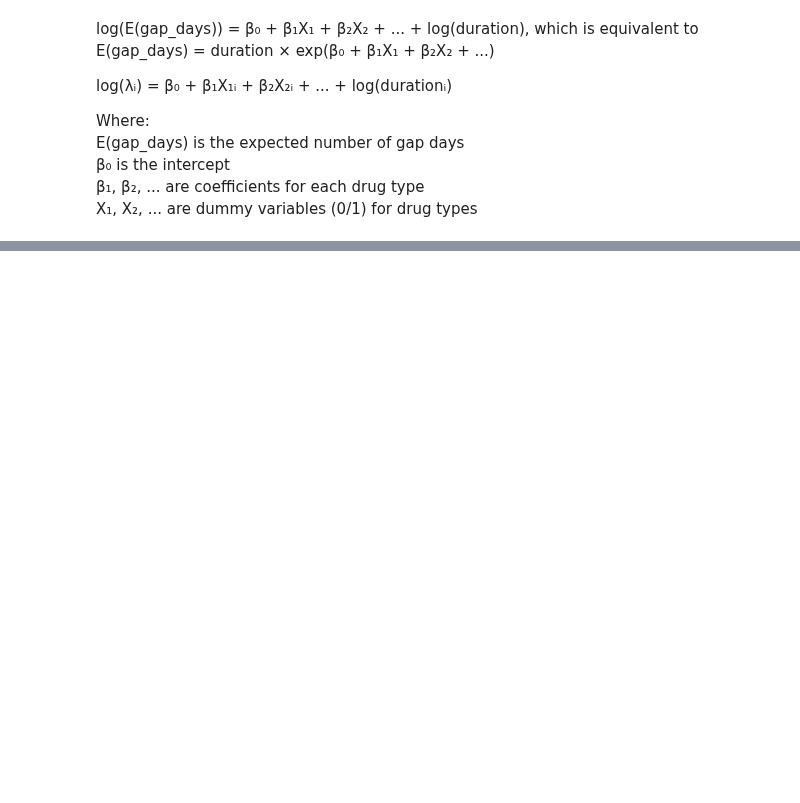
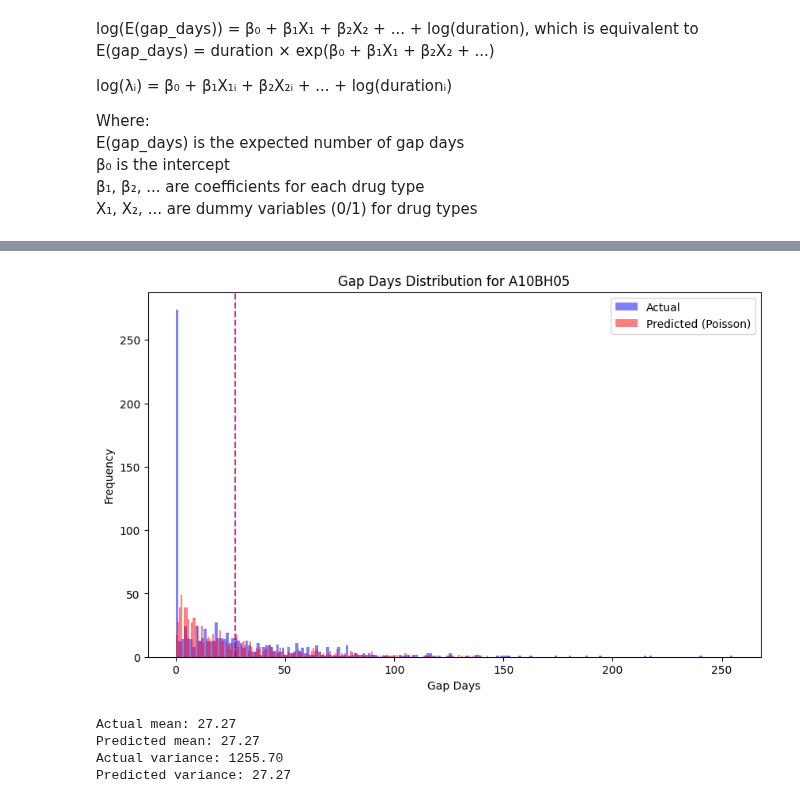
Before and after one commit to spicadust/Project_PerMed, a Jupyter notebook: notebooks/pattern/glm.ipynb, the cells around one changed output, grey strips where cells are left out. Saved outputs shown, nothing was run; the diff lists cells and outputs as text; code cells hidden in the pictures; blank space fills up the shorter version.

```diff
--- a/notebooks/pattern/glm.ipynb
+++ b/notebooks/pattern/glm.ipynb
@@ -84,16 +71,16 @@ E(gap_days) is the expected number of gap days \
 β₁, β₂, ... are coefficients for each drug type \
 X₁, X₂, ... are dummy variables (0/1) for drug types
 # %%
-# Fit GLM with Poisson distribution, using duration as exposure
-model = glm(
+# Fit GLM with Poisson distribution
+poisson_model = glm(
     formula="gap_days ~ C(atc_code)",
     data=df,
     family=sm.families.Poisson(link=sm.families.links.Log()),
-    exposure=df["duration"],  # Changed from offset to exposure
+    offset=np.log(df["duration"]),
 )
-results = model.fit()
-
-print(results.summary())
+poisson_results = poisson_model.fit()
+# Display summary
+print(poisson_results.summary())
 # %% [output]
                  Generalized Linear Model Regression Results
 ==============================================================================
@@ -112,3 +99,57 @@ C(atc_code)[T.N06DA03]              0.1709      0.010     17.705      0.000
 C(atc_code)[T.S01EC01]              0.1003      0.011      8.982      0.000       0.078       0.122
 C(atc_code)[T.S01GX05]             -0.4480      0.012    -38.110      0.000      -0.471      -0.425
 ===================================================================================================
+# %%
+import numpy as np
+import matplotlib.pyplot as plt
+
+# Filter data for N05CD08
+drug_data = df[df["atc_code"] == "A10BH05"].copy()
+
+# Get actual gap days
+actual_gap_days = drug_data["gap_days"]
+
+# Calculate predicted gap days (λ)
+# Assuming your model results are in 'results'
+drug_coef = poisson_results.params[
+    poisson_results.params.index == "C(atc_code)[T.A10BH05]"
+].values[0]
+predicted_means = drug_data["duration"] * np.exp(
+    poisson_results.params["Intercept"] + drug_coef
+)
+
+# Create histogram
+plt.figure(figsize=(10, 6))
+plt.hist(actual_gap_days, bins=200, alpha=0.5, label="Actual", color="blue")
+plt.hist(
+    np.random.poisson(predicted_means),
+    bins=200,
+    alpha=0.5,
+    label="Predicted (Poisson)",
+    color="red",
+)
+
+plt.title("Gap Days Distribution for A10BH05")
+plt.xlabel("Gap Days")
+plt.ylabel("Frequency")
+plt.legend()
+
+# Optional: Add vertical lines for means
+plt.axvline(actual_gap_days.mean(), color="blue", linestyle="--", alpha=0.5)
+plt.axvline(predicted_means.mean(), color="red", linestyle="--", alpha=0.5)
+
+plt.show()
+
+# Print some summary statistics
+print(f"Actual mean: {actual_gap_days.mean():.2f}")
+print(f"Predicted mean: {predicted_means.mean():.2f}")
+print(f"Actual variance: {actual_gap_days.var():.2f}")
+print(
+    f"Predicted variance: {predicted_means.mean():.2f}"
+)  # For Poisson, mean = variance
+# %% [output]
+[figure, added]
+Actual mean: 27.27
+Predicted mean: 27.27
+Actual variance: 1255.70
+Predicted variance: 27.27
```
Also changed, not shown: parts of 11 cells of this notebook.
